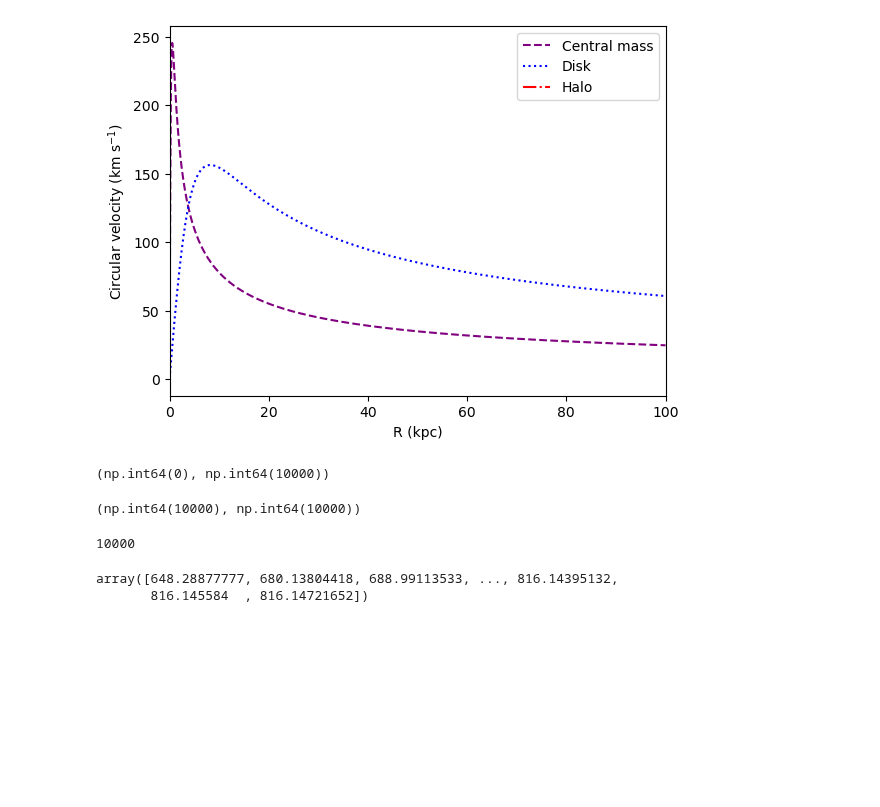
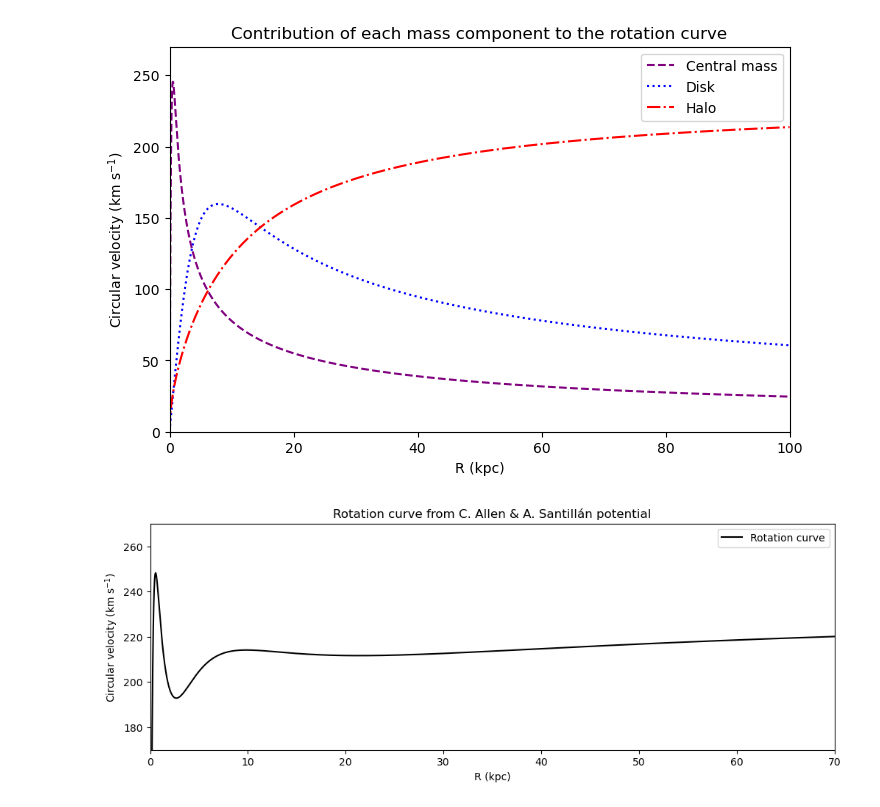
Before and after one commit to emmdaz/tesis-codes, a Jupyter notebook: rotation-curve/2ndAttempt.ipynb, the cells around one changed output. Saved outputs shown, nothing was run; the diff lists cells and outputs as text; code cells hidden in the pictures; blank space fills up the shorter version.

```diff
--- a/rotation-curve/2ndAttempt.ipynb
+++ b/rotation-curve/2ndAttempt.ipynb
@@ -5,72 +5,78 @@ import matplotlib.pyplot as plt
 x = np.linspace(0.001,100,10000) # kpc units
 y = np.linspace(0.001,100,10000)
 z = np.zeros(10000)
+#z = np.linspace(0.001,100,10000)
 
-R = np.sqrt(x**2 + y**2) # kpc units
+
+R = np.sqrt(x**2 + y**2 + z**2) # kpc units
 
 # Central mass
 M1 = 606.
 b1 = 0.3873
 
-dphi_x1 =  M1*x/(x**2 + y**2 +b1**2)**(3/2)
-dphi_y1 =  M1*y/(x**2 + y**2 + b1**2)**(3/2)
+dphi_x1 =  M1*x/(x**2 + y**2 + z**2 + b1**2)**(3/2)
+dphi_y1 =  M1*y/(x**2 + y**2 + z**2 + b1**2)**(3/2)
+dphi_z1 =  M1*z/(x**2 + y**2 + z**2 +b1**2)**(3/2)
 
-vel_c1 = np.sqrt(100*(dphi_x1*x + dphi_y1*y)) # km/s
+vel_c1 = np.sqrt(100*(dphi_x1*x + dphi_y1*y + dphi_z1*z)) # km/s
 
 # Disk component
 M2 = 3690.
 a2 = 5.3178
 b2 = 0.25
 
-dphi_x2 = M2*x / (x**2 + y**2 + (a2 + np.sqrt(z**2 + b2))**2)**(3/2)
-dphi_y2 = M2*y / (x**2 + y**2 + (a2 + np.sqrt(z**2 + b2))**2)**(3/2)
+dphi_x2 = M2*x / (x**2 + y**2 + (a2 + np.sqrt(z**2 + b2**2))**2)**(3/2)
+dphi_y2 = M2*y / (x**2 + y**2 + (a2 + np.sqrt(z**2 + b2**2))**2)**(3/2)
+dphi_z2 = M2*(a2*z*1/np.sqrt(z**2 + b2**2) + z) / (x**2 + y**2 + (a2 + np.sqrt(z**2 + b2))**2)**(3/2)
 
-vel_c2 = np.sqrt(100*(dphi_x2*x + dphi_y2*y)) # km/s
+vel_c2 = np.sqrt(100*(dphi_x2*x + dphi_y2*y + dphi_z2*2)) # km/s
 
 # Halo
 M3 = 4615.
 a3 = 12.
 
-a = (-1.02*M3*x/R)*(R/a3)**2.02
+a = -(1.02*M3*(x/R))*((R/a3)**2.02)
 b = R*(1+(R/a3)**1.02)
 
-c = 2.02*(M3/a3)*(R/a3)**0.02
+c = (2.02*M3/(a3**2))*(R/a3)**(0.02)
 d = 1/(1 + (R/a3)**1.02)
 
-term1 = a/b**2
+term1 = a/(b**2)
 term2 = c*d*(x/R)**2
 dphi_x3 = (term1 + term2)
 dphi_y3 = dphi_x3
+dphi_z3 = dphi_x3
 
-vel_c3 = np.sqrt(10*(-dphi_x3*x - dphi_y3*y))
+vel_c3 = np.sqrt(100*(dphi_x3*x + dphi_y3*y + dphi_z3*z))
 
+dphi_x = dphi_x1 + dphi_x2 + dphi_x3
+dphi_y = dphi_y1 + dphi_y2 + dphi_y3
+
+v = np.sqrt(dphi_x*x + dphi_y*y)*10
+#v = vel_c1 + vel_c2 + vel_c3
+
+plt.figure(figsize=(8, 5))
 plt.plot(R, vel_c1, color = "purple", label = "Central mass", linestyle = "dashed")
 plt.plot(R, vel_c2, color = "blue", label = "Disk", linestyle = "dotted")
 plt.plot(R, vel_c3, color = "red", label = "Halo", linestyle = "dashdot")
-#plt.plot(R, v, color = "k", label = "Total rotation curve")
-
+plt.title("Contribution of each mass component to the rotation curve")
 plt.xlabel("R (kpc)")
 plt.ylabel("Circular velocity (km s$^{-1}$)")
 plt.xlim(0,100)
-#plt.ylim(0,350)
+plt.ylim(0,270)
 plt.legend()
 plt.show()
 # %% [output]
-[figure, old version]
+[figure, new version]
-# %%
-np.sum(a > 0), np.sum(b > 0)
-# %% [output]
-(np.int64(0), np.int64(10000))
-# %%
-np.sum(c > 0), np.sum(d > 0)
-# %% [output]
-(np.int64(10000), np.int64(10000))
-# %%
-len(d)
-# %% [output]
-10000
-# %%
-c
-# %% [output]
-array([648.28877777, 680.13804418, 688.99113533, ..., 816.14395132,
-       816.145584  , 816.14721652])
+# %%
+plt.figure(figsize=(12, 4))
+plt.plot(R, v, color = "k", label = "Rotation curve")
+plt.xlabel("R (kpc)")
+plt.ylabel("Circular velocity (km s$^{-1}$)")
+plt.title("Rotation curve from C. Allen & A. Santillán potential")
+plt.xlim(0,70)
+plt.ylim(170,270)
+plt.legend()
+plt.show()
+# %% [output]
+[figure, added]
```
Also changed, not shown: 1 other file.
